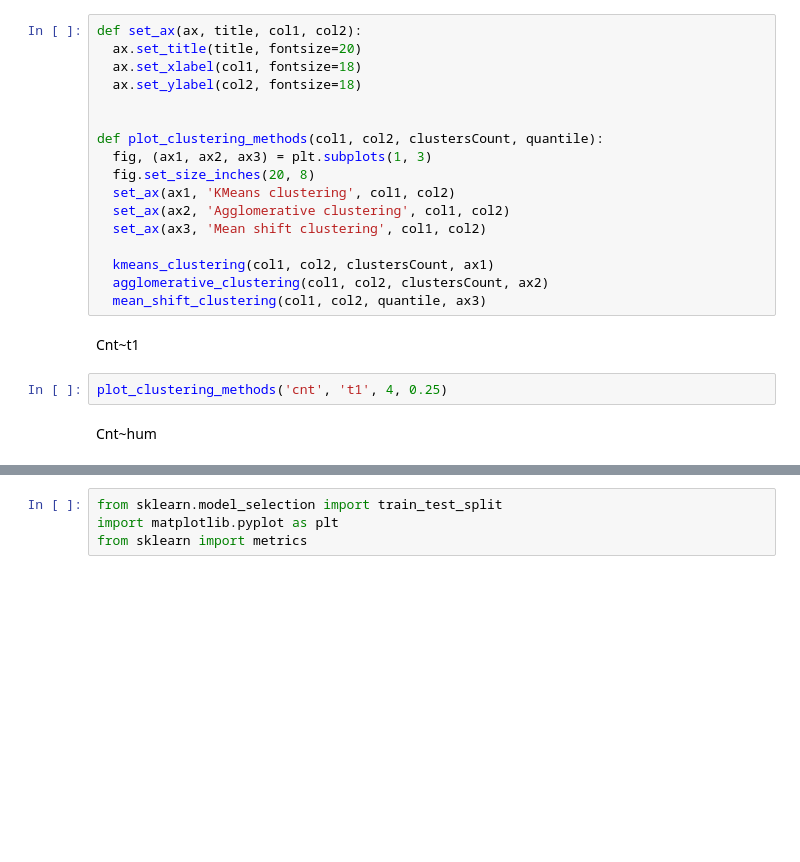
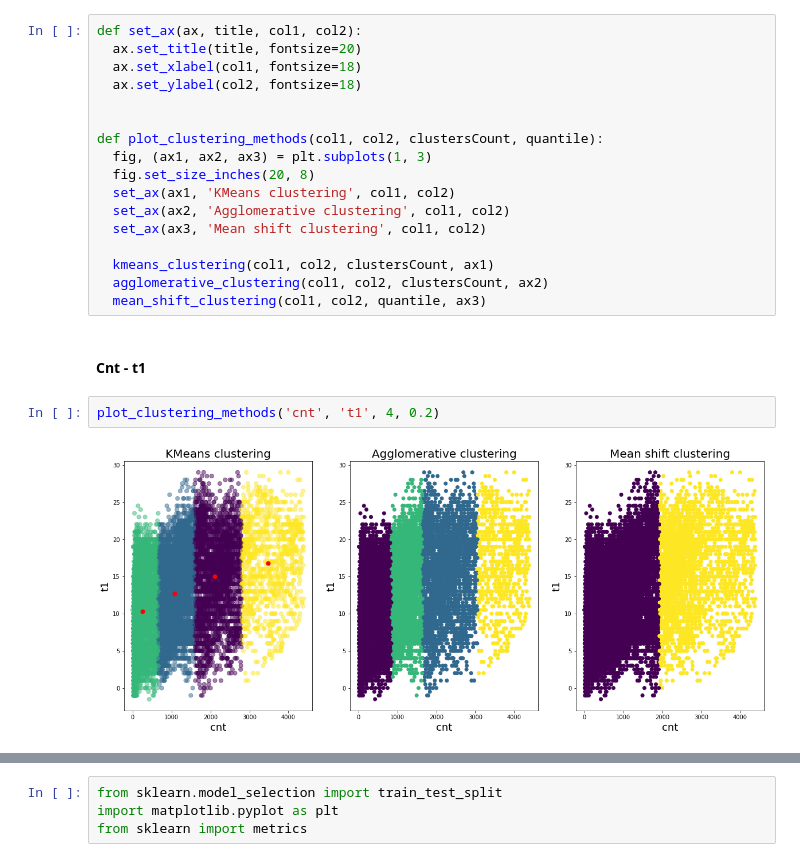
Before and after one commit to hubert-mazur/bike_sharing_data_exploration, a Jupyter notebook: project.ipynb, the cells around one changed output, grey strips where cells are left out. Saved outputs shown, nothing was run; the diff lists cells and outputs as text; blank space fills up the shorter version.

```diff
--- a/project.ipynb
+++ b/project.ipynb
@@ -581,9 +587,9 @@ def plot_clustering_methods(col1, col2, clustersCount, quantile):
   kmeans_clustering(col1, col2, clustersCount, ax1)
   agglomerative_clustering(col1, col2, clustersCount, ax2)
   mean_shift_clustering(col1, col2, quantile, ax3)
-# %% [markdown]
-Cnt~t1
+# %% [markdown]
+#### Cnt - t1
 # %%
-plot_clustering_methods('cnt', 't1', 4, 0.25)
+plot_clustering_methods('cnt', 't1', 4, 0.2)
+# %% [output]
+[figure, added]
-# %% [markdown]
-Cnt~hum
```
Also changed, not shown: parts of 23 cells of this notebook.
